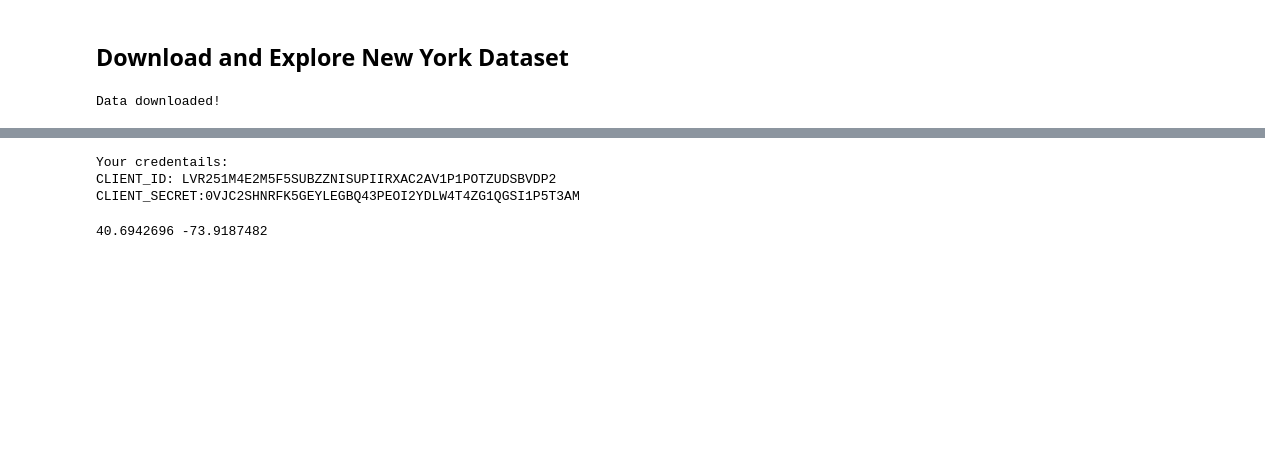
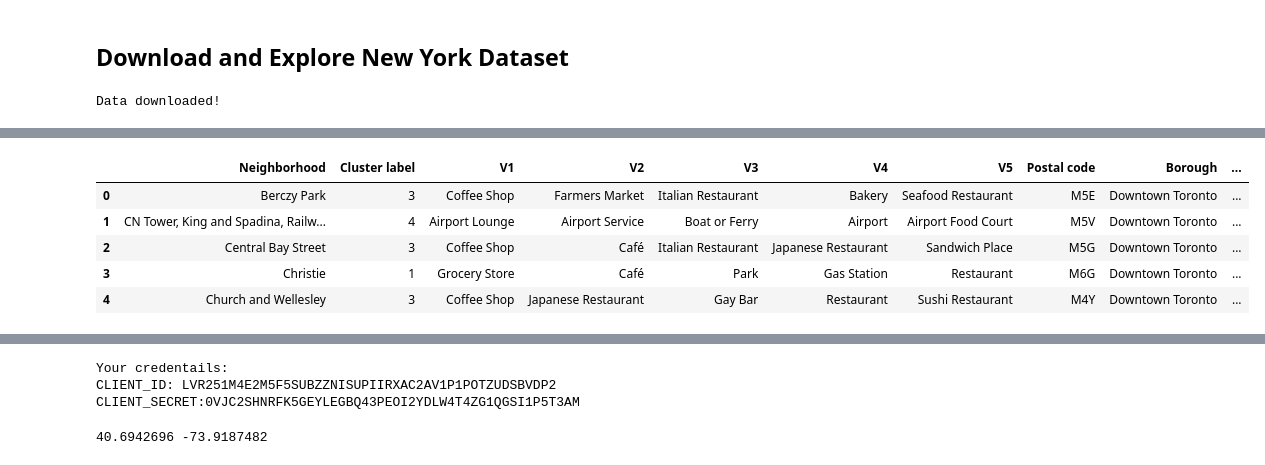
Before and after one commit to ForrestFunGuy/Coursera_Capstone, a Jupyter notebook: What makes a city unique .ipynb, the cells around one changed output, grey strips where cells are left out. Cells and saved outputs as stored; diff of their text form; code cells hidden in the pictures; blank space fills up the shorter version.

```diff
--- a/What makes a city unique .ipynb
+++ b/What makes a city unique .ipynb
@@ -58,0 +347,7 @@ with open('newyork_data.json') as json_data:
+# %%
+
+N = 5
+
+# make N new columns
+for i in range(N):
+    venues_grouped['V{}'.format(i+1)] = ''
@@ -58,0 +389,10 @@ with open('newyork_data.json') as json_data:
+# %%
+v_topN = v_topN.merge(df1, on='Neighborhood')
+v_topN.head()
+# %% [output]
+|  | Neighborhood | Cluster label | V1 | V2 | V3 | V4 | V5 | Postal code | Borough | ... |
+| 0 | Berczy Park | 3 | Coffee Shop | Farmers Market | Italian Restaurant | Bakery | Seafood Restaurant | M5E | Downtown Toronto | ... |
+| 1 | CN Tower, King and Spadina, Railw... | 4 | Airport Lounge | Airport Service | Boat or Ferry | Airport | Airport Food Court | M5V | Downtown Toronto | ... |
+| 2 | Central Bay Street | 3 | Coffee Shop | Café | Italian Restaurant | Japanese Restaurant | Sandwich Place | M5G | Downtown Toronto | ... |
+| 3 | Christie | 1 | Grocery Store | Café | Park | Gas Station | Restaurant | M6G | Downtown Toronto | ... |
+| 4 | Church and Wellesley | 3 | Coffee Shop | Japanese Restaurant | Gay Bar | Restaurant | Sushi Restaurant | M4Y | Downtown Toronto | ... |
```
Also changed, not shown: parts of 40 cells of this notebook.
